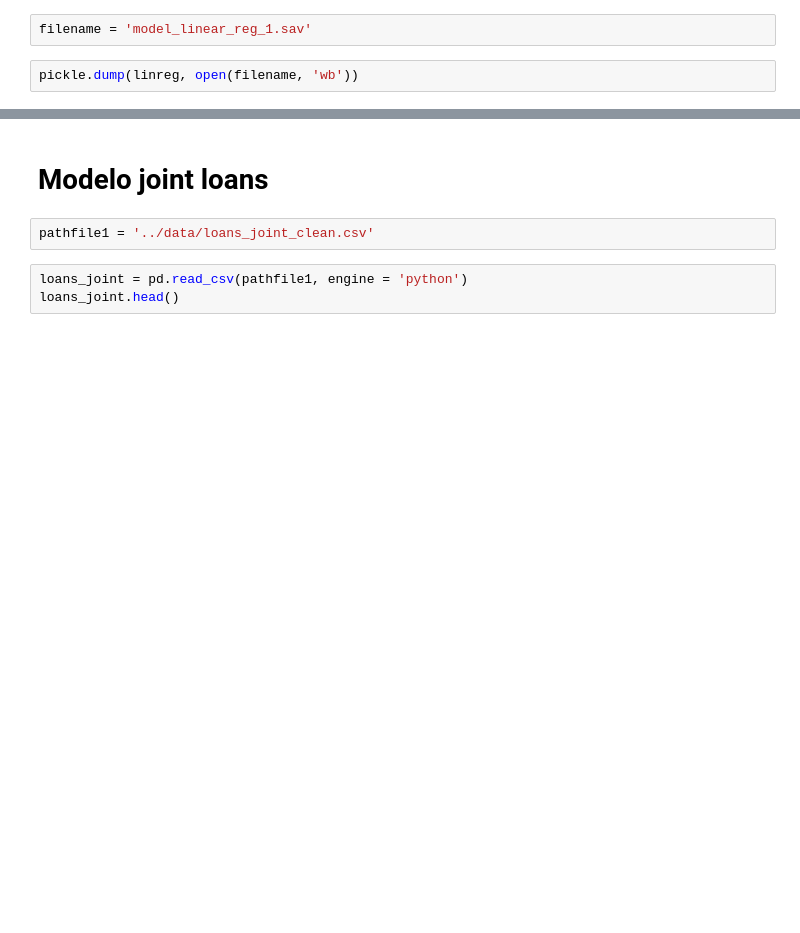
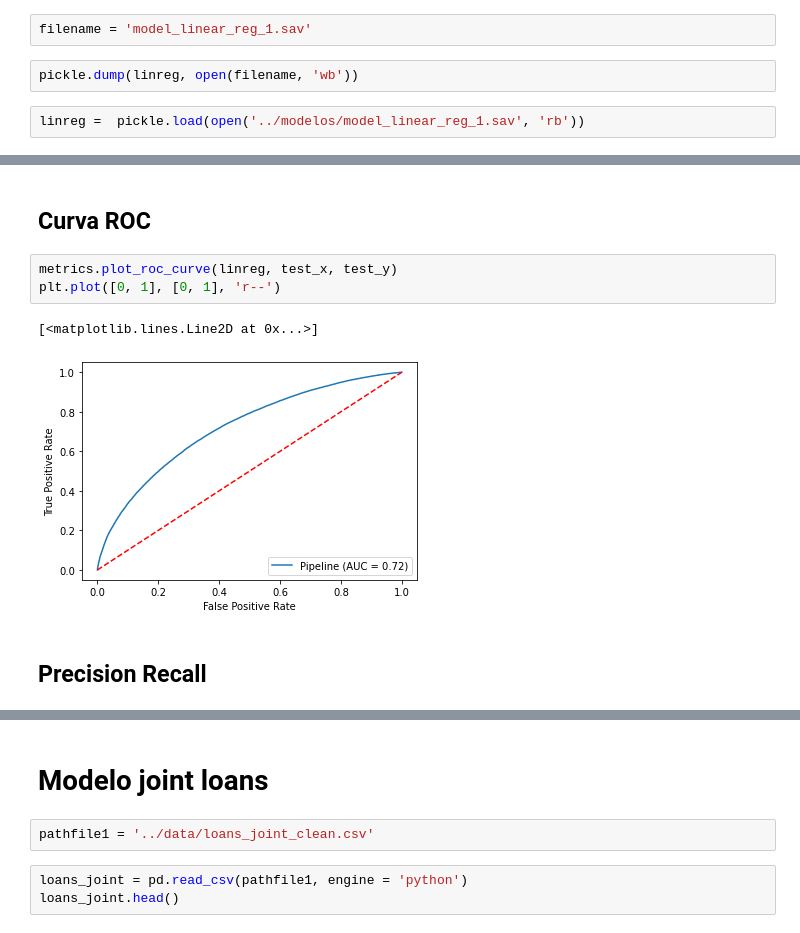
Before and after one commit to Pablo-Revuelta/lab03_ml_loans, a Jupyter notebook: notebooks/04_model_logistic_regression.ipynb, the cells around one changed output, grey strips where cells are left out. Cells and saved outputs as stored; diff of their text form; blank space fills up the shorter version.

```diff
--- a/notebooks/04_model_logistic_regression.ipynb
+++ b/notebooks/04_model_logistic_regression.ipynb
@@ -120,3 +134,5 @@ model score: 0.760
 filename = 'model_linear_reg_1.sav'
 # %%
 pickle.dump(linreg, open(filename, 'wb'))
+# %%
+linreg =  pickle.load(open('../modelos/model_linear_reg_1.sav', 'rb'))
@@ -122,0 +165,10 @@ pickle.dump(linreg, open(filename, 'wb'))
+# %% [markdown]
+## Curva ROC
+# %%
+metrics.plot_roc_curve(linreg, test_x, test_y)
+plt.plot([0, 1], [0, 1], 'r--')
+# %% [output]
+[<matplotlib.lines.Line2D at 0x...>]
+[figure, added]
+# %% [markdown]
+## Precision Recall
```
Also changed, not shown: parts of 14 cells of this notebook, 12 other files.
